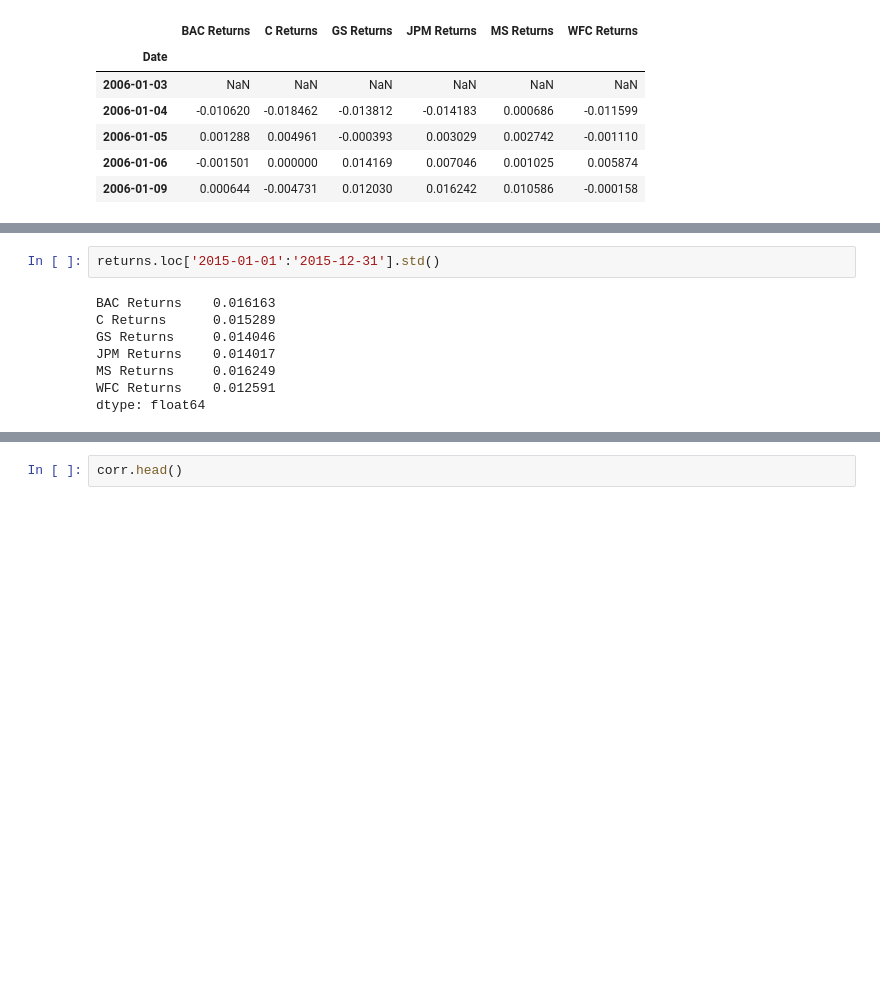
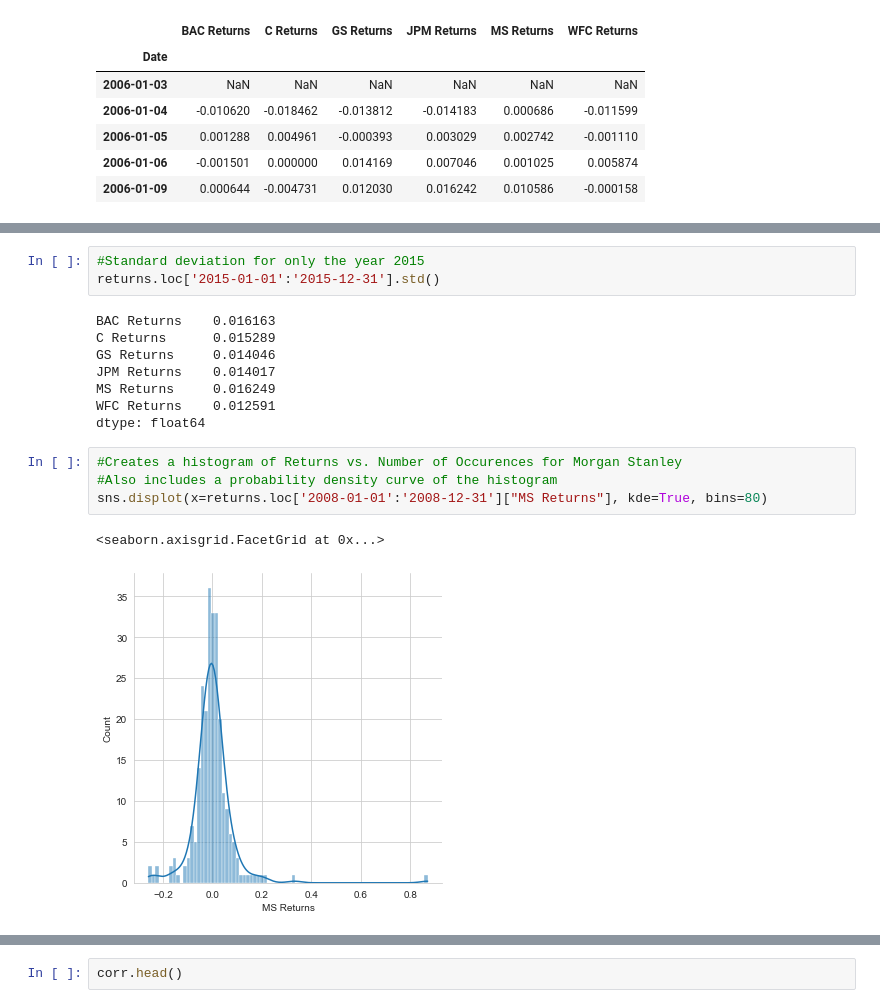
Before and after one commit to Rohan-Bierneni/Financial_Analysis_Project, a Jupyter notebook: Financial Analysis Project.ipynb, the cells around one changed output, grey strips where cells are left out. Saved outputs shown, nothing was run; the diff lists cells and outputs as text; blank space fills up the shorter version.

```diff
--- a/Financial Analysis Project.ipynb
+++ b/Financial Analysis Project.ipynb
@@ -119,4 +141,5 @@ dtype: float64
 # %%
+#Standard deviation for only the year 2015
 returns.loc['2015-01-01':'2015-12-31'].std()
 # %% [output]
 BAC Returns    0.016163
@@ -126,4 +149,11 @@ JPM Returns    0.014017
 MS Returns     0.016249
 WFC Returns    0.012591
 dtype: float64
+# %%
+#Creates a histogram of Returns vs. Number of Occurences for Morgan Stanley
+#Also includes a probability density curve of the histogram
+sns.displot(x=returns.loc['2008-01-01':'2008-12-31']["MS Returns"], kde=True, bins=80)
+# %% [output]
+<seaborn.axisgrid.FacetGrid at 0x...>
+[figure, added]
 # %%
```
Also changed, not shown: parts of 37 cells of this notebook.
